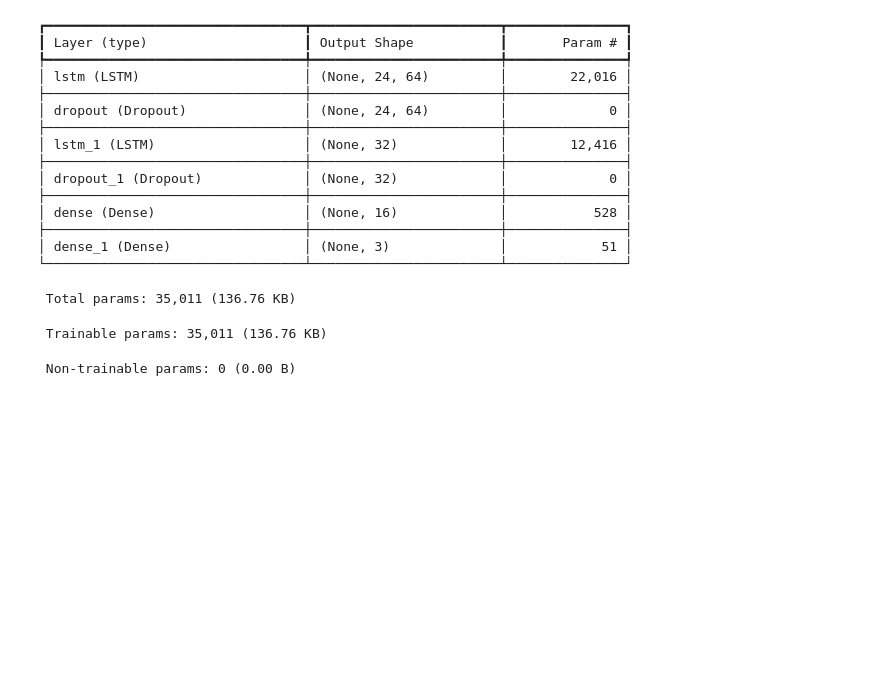
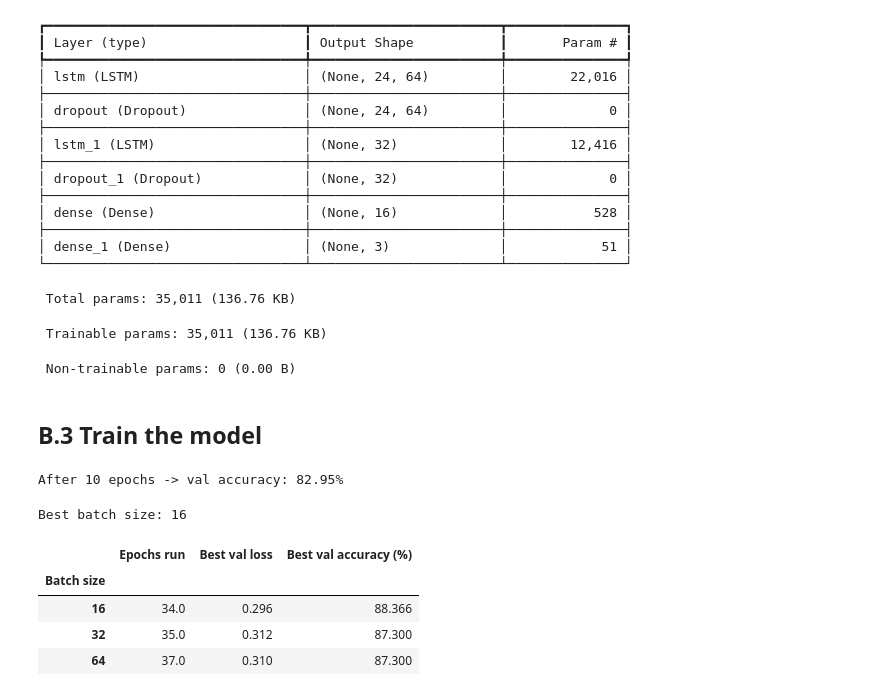
Before and after one commit to khanhnedu2006-byte/portfolio-for-COS40007, a Jupyter notebook: Portfolio_Assessment_3_SeoulBike.ipynb, the cells around one changed output. Cells and saved outputs as stored; diff of their text form; code cells hidden in the pictures; blank space fills up the shorter version.

```diff
--- a/Portfolio_Assessment_3_SeoulBike.ipynb
+++ b/Portfolio_Assessment_3_SeoulBike.ipynb
@@ -219,3 +219,47 @@ Model: "sequential"
  Total params: 35,011 (136.76 KB)
  Trainable params: 35,011 (136.76 KB)
  Non-trainable params: 0 (0.00 B)
+# %% [markdown]
+## B.3 Train the model
+# %%
+def train_lstm(X_tr, y_tr, seq_len, batch_size, epochs=50):
+    tf.keras.utils.set_random_seed(RANDOM_STATE)
+    model = build_lstm(seq_len, X_tr.shape[2])
+    callbacks = [
+        EarlyStopping(monitor="val_loss", patience=10, restore_best_weights=True),
+        ReduceLROnPlateau(monitor="val_loss", factor=0.5, patience=5),
+    ]
+    history = model.fit(X_tr, y_tr, validation_split=0.2, epochs=epochs, batch_size=batch_size,
+                        callbacks=callbacks, verbose=0)
+    return model, history
+
+# Start with 10 epochs to check that the model learns
+_, quick_history = train_lstm(Xs_train, ys_train, SEQ_LEN, batch_size=32, epochs=10)
+print("After 10 epochs -> val accuracy: %.2f%%" % (quick_history.history["val_accuracy"][-1] * 100))
+# %% [output]
+After 10 epochs -> val accuracy: 82.95%
+# %%
+# Compare batch sizes with up to 50 epochs
+batch_runs = {}
+batch_summary = {}
+for batch_size in [16, 32, 64]:
+    model, history = train_lstm(Xs_train, ys_train, SEQ_LEN, batch_size)
+    batch_runs[batch_size] = (model, history)
+    batch_summary[batch_size] = {
+        "Epochs run": len(history.history["loss"]),
+        "Best val loss": min(history.history["val_loss"]),
+        "Best val accuracy (%)": max(history.history["val_accuracy"]) * 100,
+    }
+
+batch_table = pd.DataFrame(batch_summary).T.round(3)
+batch_table.index.name = "Batch size"
+best_batch = int(batch_table["Best val loss"].idxmin())
+print("Best batch size:", best_batch)
+batch_table
+# %% [output]
+Best batch size: 16
+|  | Epochs run | Best val loss | Best val accuracy (%) |
+| Batch size |  |  |  |
+| 16 | 34.0 | 0.296 | 88.366 |
+| 32 | 35.0 | 0.312 | 87.300 |
+| 64 | 37.0 | 0.310 | 87.300 |
```
Also changed, not shown: parts of 7 cells of this notebook, 2 other files.
